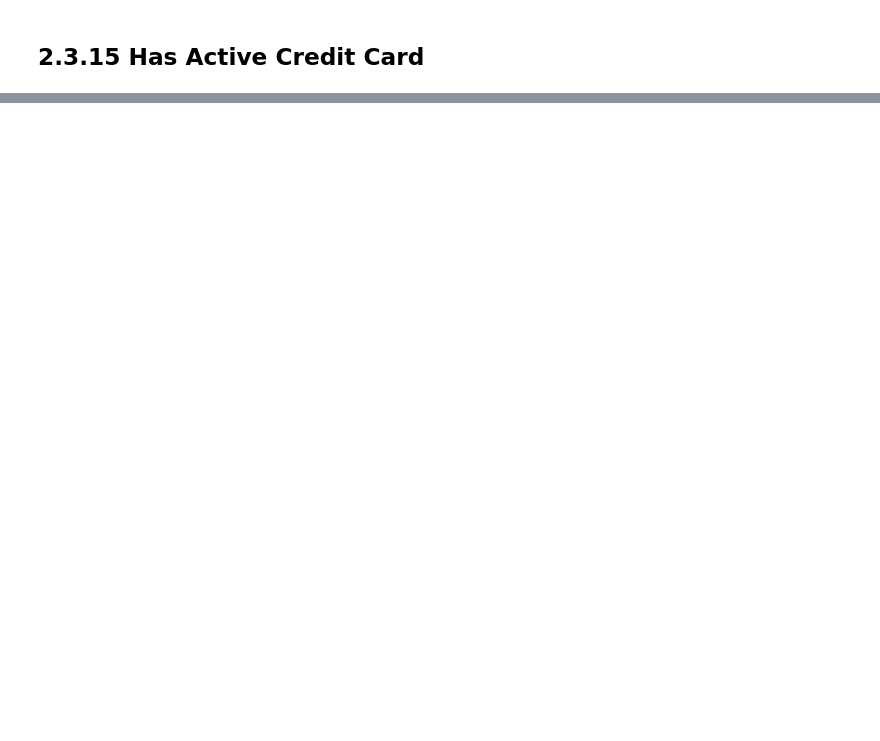
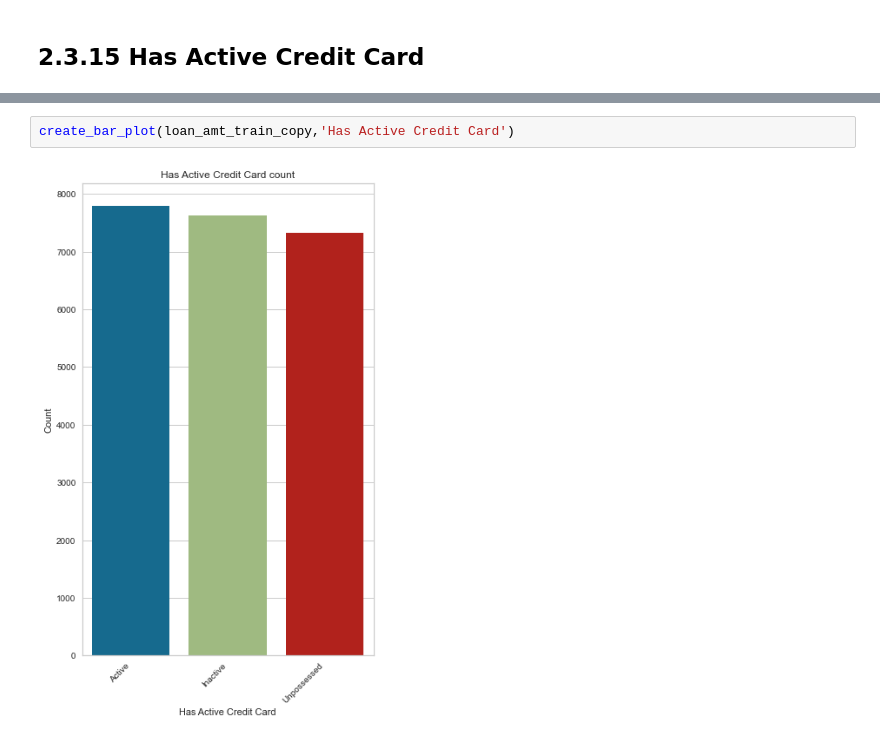
Before and after one commit to semasuka/Loan-amount-prediction-regression, a Jupyter notebook: Loan_amount_prediction.ipynb, the cells around one changed output, grey strips where cells are left out. Cells and saved outputs as stored; diff of their text form; blank space fills up the shorter version.

Commit message:
Has active credit card univariate analysis added

```diff
--- a/Loan_amount_prediction.ipynb
+++ b/Loan_amount_prediction.ipynb
@@ -711,0 +719,4 @@ Index(['Customer ID', 'Name', 'Gender', 'Age', 'Income (USD)',
+# %%
+create_bar_plot(loan_amt_train_copy,'Has Active Credit Card')
+# %% [output]
+[figure, added]
```
Also changed, not shown: parts of 5 cells of this notebook.
